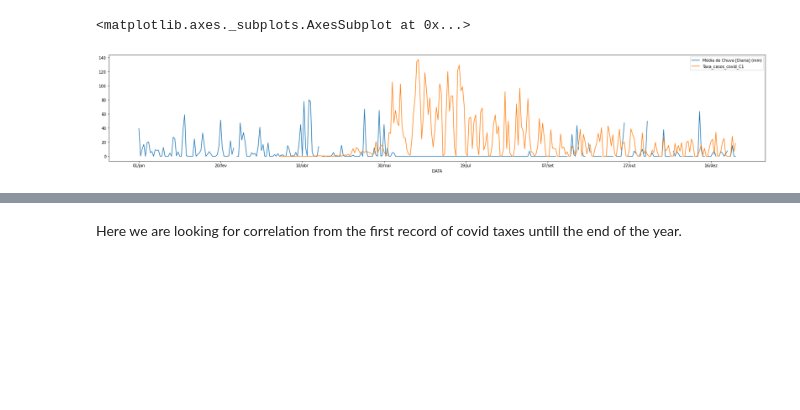
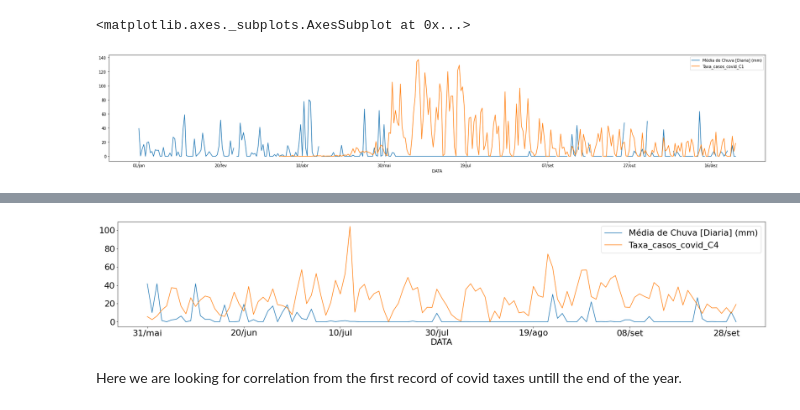
Before and after one commit to arturossouza/UNISINOS-Colabs, a Jupyter notebook: Métodos_Matemáticos_Trabalho_Final.ipynb, the cells around one changed output, grey strips where cells are left out. Drawn from its saved outputs; the diff is of its cells as text; code cells hidden in the pictures; blank space fills up the shorter version.

```diff
--- a/Métodos_Matemáticos_Trabalho_Final.ipynb
+++ b/Métodos_Matemáticos_Trabalho_Final.ipynb
@@ -116,3 +155,7 @@ c4_clean_df.plot(kind="line", figsize=(30, 5), x="DATA", y=["Média de Chuva [Di
+# %%
+c4_sliced_df = slice_period(c4_clean_df, "30/mai", "30/set")
+# %% [output]
+[figure, added]
 # %%
 import seaborn as sn
 
```
Also changed, not shown: parts of 9 cells of this notebook.
